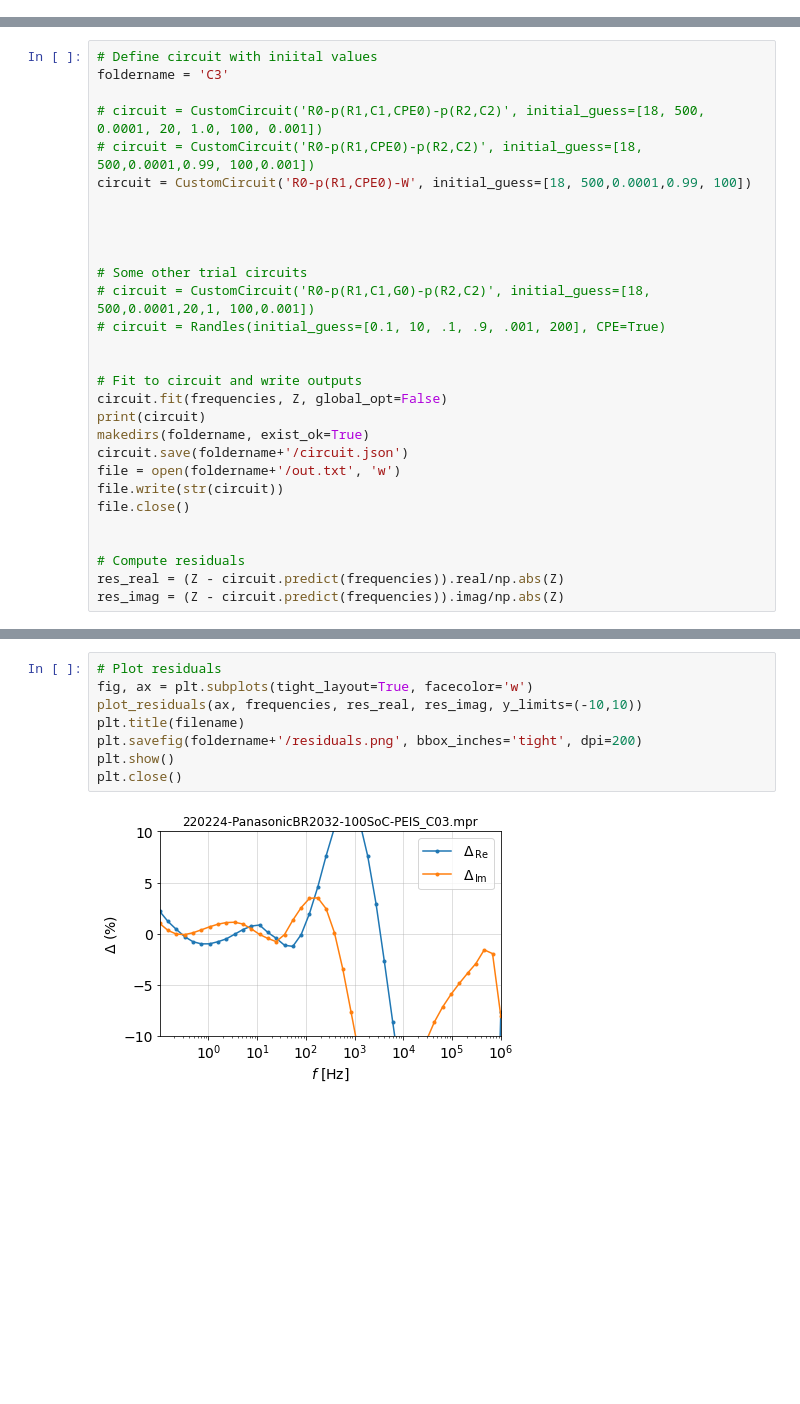
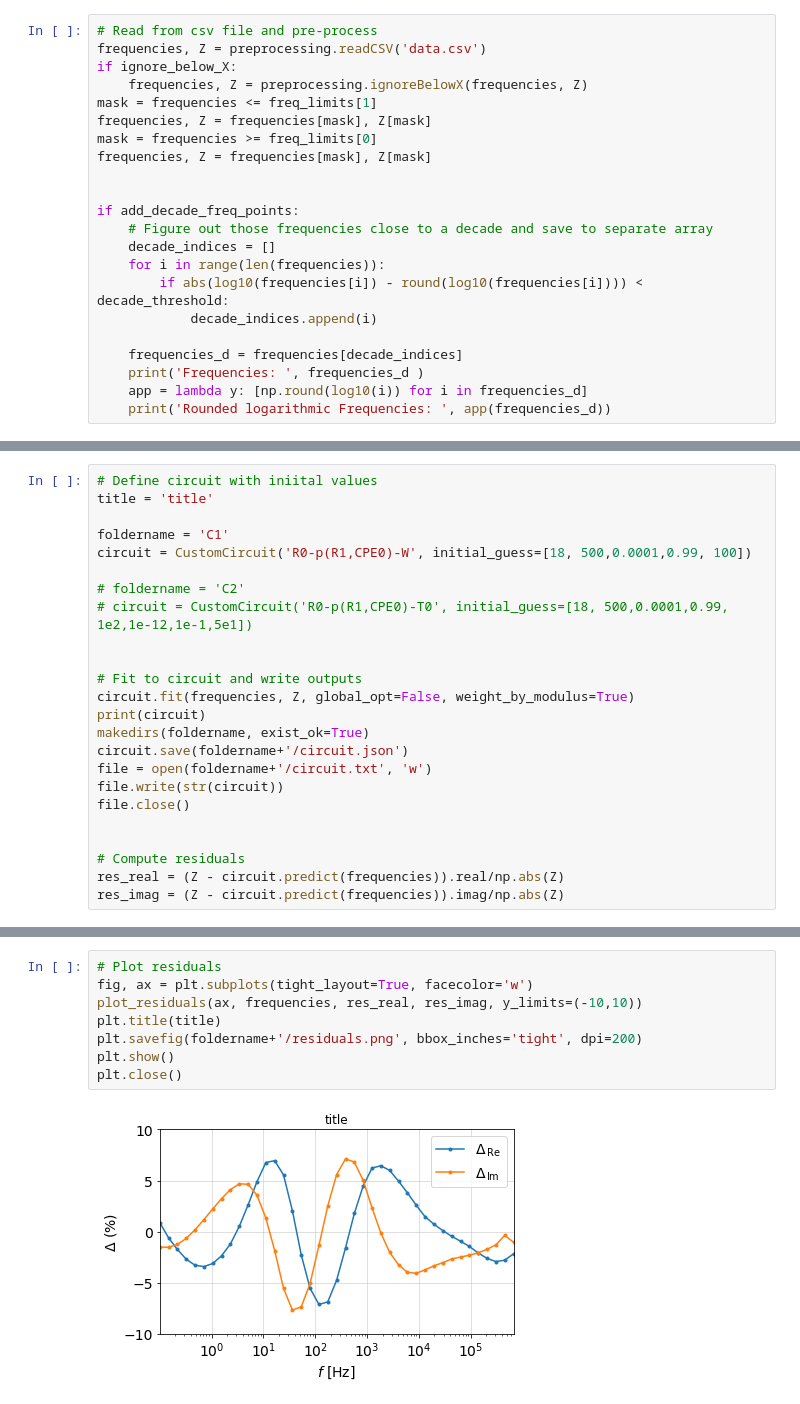
Before and after one commit to venkkris/impedance, a Jupyter notebook: analysis.ipynb, the cells around one changed output, grey strips where cells are left out. Drawn from its saved outputs; the diff is of its cells as text; blank space fills up the shorter version.

```diff
--- a/analysis.ipynb
+++ b/analysis.ipynb
@@ -26,0 +38,22 @@ frequencies, Z = preprocessing.ignoreBelowX(frequencies, Z)
+# %%
+# Read from csv file and pre-process
+frequencies, Z = preprocessing.readCSV('data.csv')
+if ignore_below_X:
+    frequencies, Z = preprocessing.ignoreBelowX(frequencies, Z)
+mask = frequencies <= freq_limits[1]
+frequencies, Z = frequencies[mask], Z[mask]
+mask = frequencies >= freq_limits[0]
+frequencies, Z = frequencies[mask], Z[mask]
+
+
+if add_decade_freq_points:
+    # Figure out those frequencies close to a decade and save to separate array
+    decade_indices = []
+    for i in range(len(frequencies)):
+        if abs(log10(frequencies[i]) - round(log10(frequencies[i]))) < decade_threshold:
+            decade_indices.append(i)
+
+    frequencies_d = frequencies[decade_indices]
+    print('Frequencies: ', frequencies_d )
+    app = lambda y: [np.round(log10(i)) for i in frequencies_d]
+    print('Rounded logarithmic Frequencies: ', app(frequencies_d))
@@ -27,25 +64,20 @@ frequencies, Z = preprocessing.ignoreBelowX(frequencies, Z)
 # %%
 # Define circuit with iniital values
-foldername = 'C3'
+title = 'title'
 
-# circuit = CustomCircuit('R0-p(R1,C1,CPE0)-p(R2,C2)', initial_guess=[18, 500, 0.0001, 20, 1.0, 100, 0.001])
-# circuit = CustomCircuit('R0-p(R1,CPE0)-p(R2,C2)', initial_guess=[18, 500,0.0001,0.99, 100,0.001])
+foldername = 'C1'
 circuit = CustomCircuit('R0-p(R1,CPE0)-W', initial_guess=[18, 500,0.0001,0.99, 100])
 
-
-
-
-# Some other trial circuits
-# circuit = CustomCircuit('R0-p(R1,C1,G0)-p(R2,C2)', initial_guess=[18, 500,0.0001,20,1, 100,0.001])
-# circuit = Randles(initial_guess=[0.1, 10, .1, .9, .001, 200], CPE=True)
+# foldername = 'C2'
+# circuit = CustomCircuit('R0-p(R1,CPE0)-T0', initial_guess=[18, 500,0.0001,0.99, 1e2,1e-12,1e-1,5e1])
 
 
 # Fit to circuit and write outputs
-circuit.fit(frequencies, Z, global_opt=False)
+circuit.fit(frequencies, Z, global_opt=False, weight_by_modulus=True)
 print(circuit)
 makedirs(foldername, exist_ok=True)
 circuit.save(foldername+'/circuit.json')
-file = open(foldername+'/out.txt', 'w')
+file = open(foldername+'/circuit.txt', 'w')
 file.write(str(circuit))
 file.close()
 
@@ -99,10 +150,10 @@ plt.close()
 # %%
 # Plot residuals
 fig, ax = plt.subplots(tight_layout=True, facecolor='w')
 plot_residuals(ax, frequencies, res_real, res_imag, y_limits=(-10,10))
-plt.title(filename)
+plt.title(title)
 plt.savefig(foldername+'/residuals.png', bbox_inches='tight', dpi=200)
 plt.show()
 plt.close()
 # %% [output]
-[figure, old version]
+[figure, new version]
```
Also changed, not shown: parts of 7 cells of this notebook, 2 other files.
